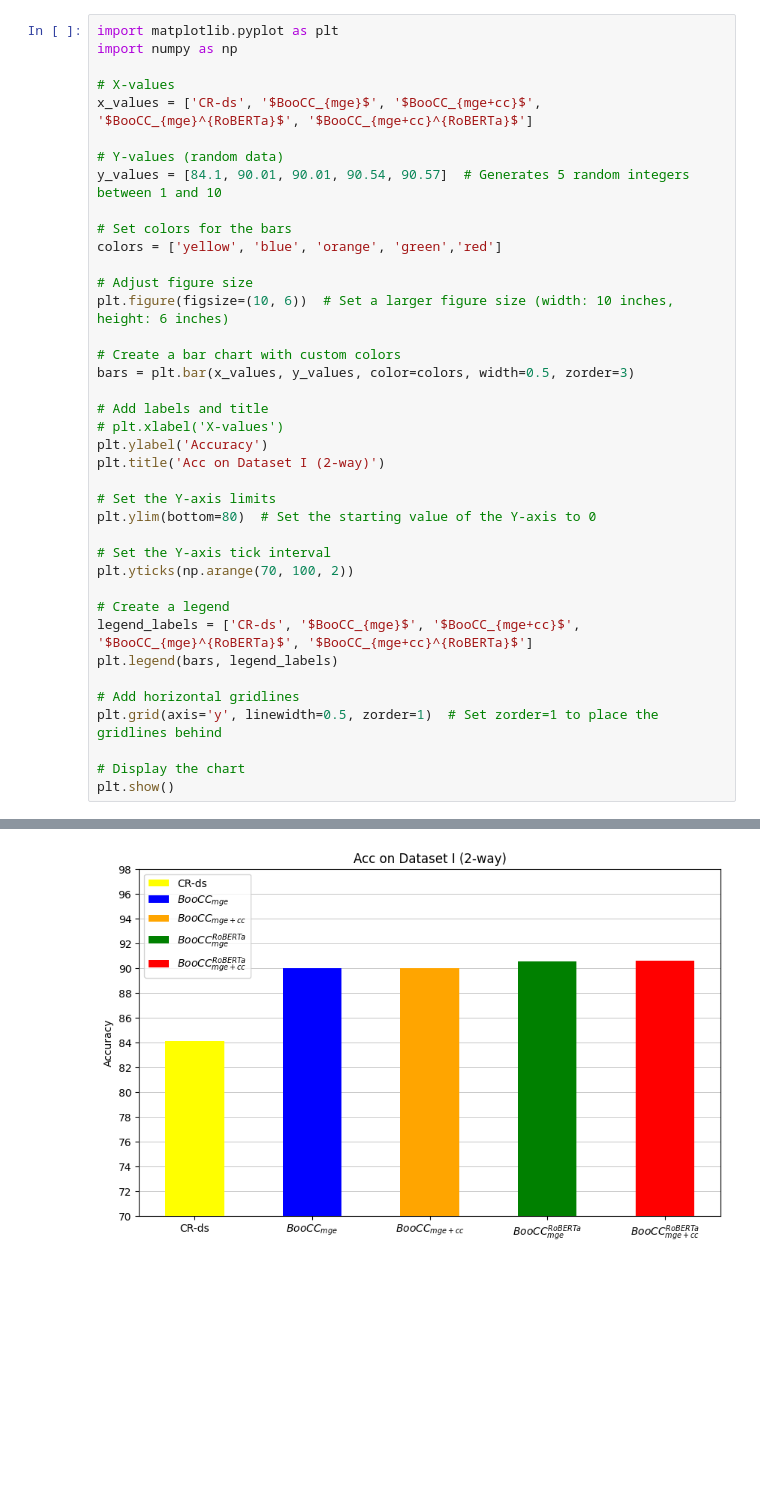
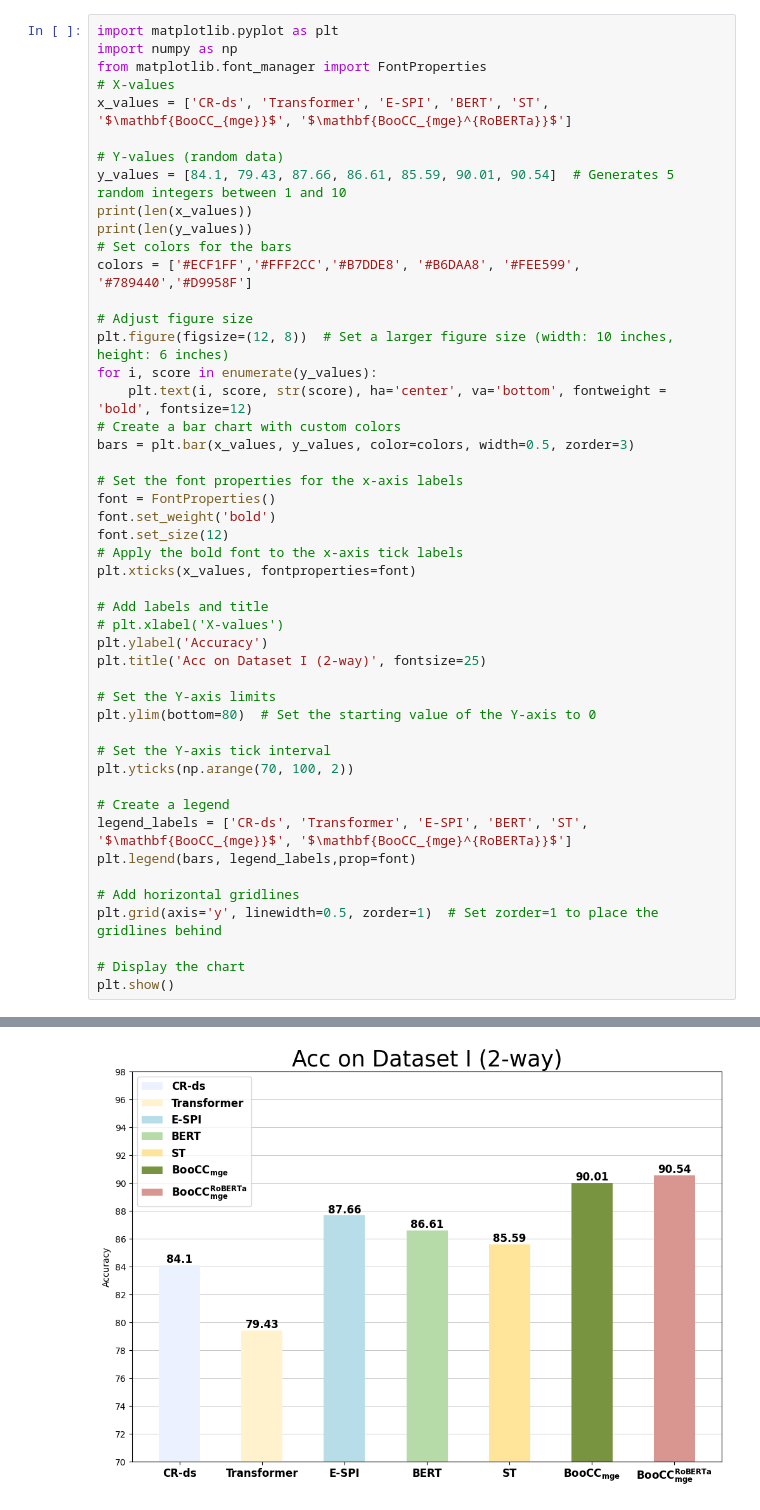
Before and after one commit to AppleMax1992/CommitFit, a Jupyter notebook: notebooks/Figures/Acc_2_bar_chart.ipynb, the cells around one changed output, grey strips where cells are left out. Saved outputs shown, nothing was run; the diff lists cells and outputs as text; blank space fills up the shorter version.

Commit message:
add bert & sentence-transformer for comparison

```diff
--- a/notebooks/Figures/Acc_2_bar_chart.ipynb
+++ b/notebooks/Figures/Acc_2_bar_chart.ipynb
@@ -1,26 +1,35 @@
 # %%
 import matplotlib.pyplot as plt
 import numpy as np
-
+from matplotlib.font_manager import FontProperties
 # X-values
-x_values = ['CR-ds', '$BooCC_{mge}$', '$BooCC_{mge+cc}$', '$BooCC_{mge}^{RoBERTa}$', '$BooCC_{mge+cc}^{RoBERTa}$']
+x_values = ['CR-ds', 'Transformer', 'E-SPI', 'BERT', 'ST', '$\mathbf{BooCC_{mge}}$', '$\mathbf{BooCC_{mge}^{RoBERTa}}$']
 
 # Y-values (random data)
-y_values = [84.1, 90.01, 90.01, 90.54, 90.57]  # Generates 5 random integers between 1 and 10
-
+y_values = [84.1, 79.43, 87.66, 86.61, 85.59, 90.01, 90.54]  # Generates 5 random integers between 1 and 10
+print(len(x_values))
+print(len(y_values))
 # Set colors for the bars
-colors = ['yellow', 'blue', 'orange', 'green','red']
+colors = ['#ECF1FF','#FFF2CC','#B7DDE8', '#B6DAA8', '#FEE599', '#789440','#D9958F']
 
 # Adjust figure size
-plt.figure(figsize=(10, 6))  # Set a larger figure size (width: 10 inches, height: 6 inches)
-
+plt.figure(figsize=(12, 8))  # Set a larger figure size (width: 10 inches, height: 6 inches)
+for i, score in enumerate(y_values):
+    plt.text(i, score, str(score), ha='center', va='bottom', fontweight = 'bold', fontsize=12)
 # Create a bar chart with custom colors
 bars = plt.bar(x_values, y_values, color=colors, width=0.5, zorder=3)
+
+# Set the font properties for the x-axis labels
+font = FontProperties()
+font.set_weight('bold')
+font.set_size(12)
+# Apply the bold font to the x-axis tick labels
+plt.xticks(x_values, fontproperties=font)
 
 # Add labels and title
 # plt.xlabel('X-values')
 plt.ylabel('Accuracy')
-plt.title('Acc on Dataset I (2-way)')
+plt.title('Acc on Dataset I (2-way)', fontsize=25)
 
 # Set the Y-axis limits
 plt.ylim(bottom=80)  # Set the starting value of the Y-axis to 0
@@ -29,8 +38,8 @@ plt.ylim(bottom=80)  # Set the starting value of the Y-axis to 0
 plt.yticks(np.arange(70, 100, 2))
 
 # Create a legend
-legend_labels = ['CR-ds', '$BooCC_{mge}$', '$BooCC_{mge+cc}$', '$BooCC_{mge}^{RoBERTa}$', '$BooCC_{mge+cc}^{RoBERTa}$']
-plt.legend(bars, legend_labels)
+legend_labels = ['CR-ds', 'Transformer', 'E-SPI', 'BERT', 'ST', '$\mathbf{BooCC_{mge}}$', '$\mathbf{BooCC_{mge}^{RoBERTa}}$']
+plt.legend(bars, legend_labels,prop=font)
 
 # Add horizontal gridlines
 plt.grid(axis='y', linewidth=0.5, zorder=1)  # Set zorder=1 to place the gridlines behind
@@ -41 +52 @@ plt.show()
-[figure, old version]
+[figure, new version]
```
Also changed, not shown: parts of 1 cell of this notebook, 31 other files.
